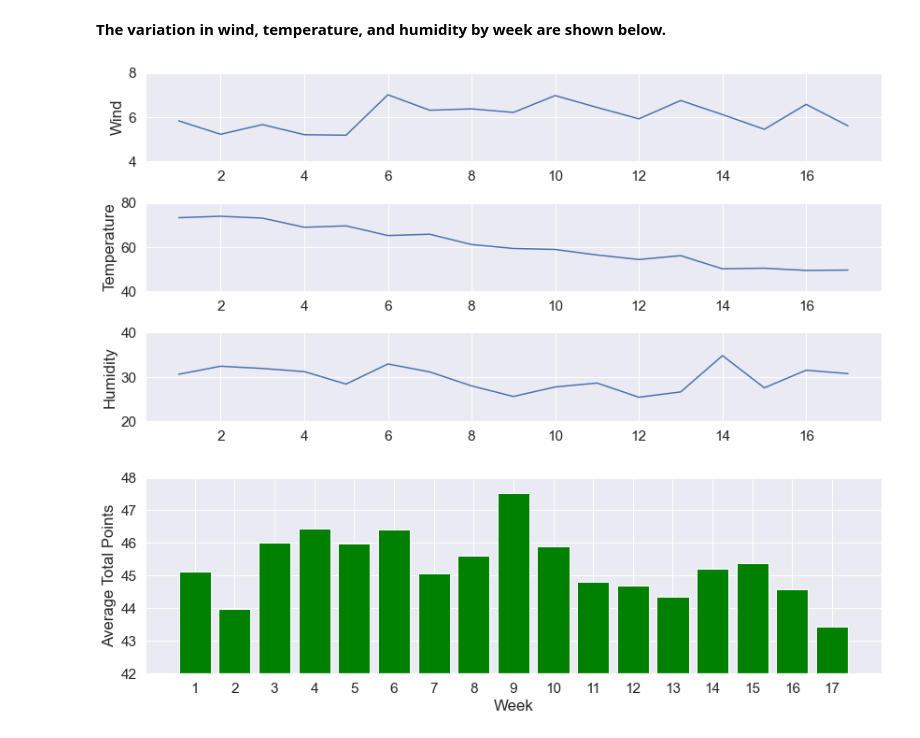
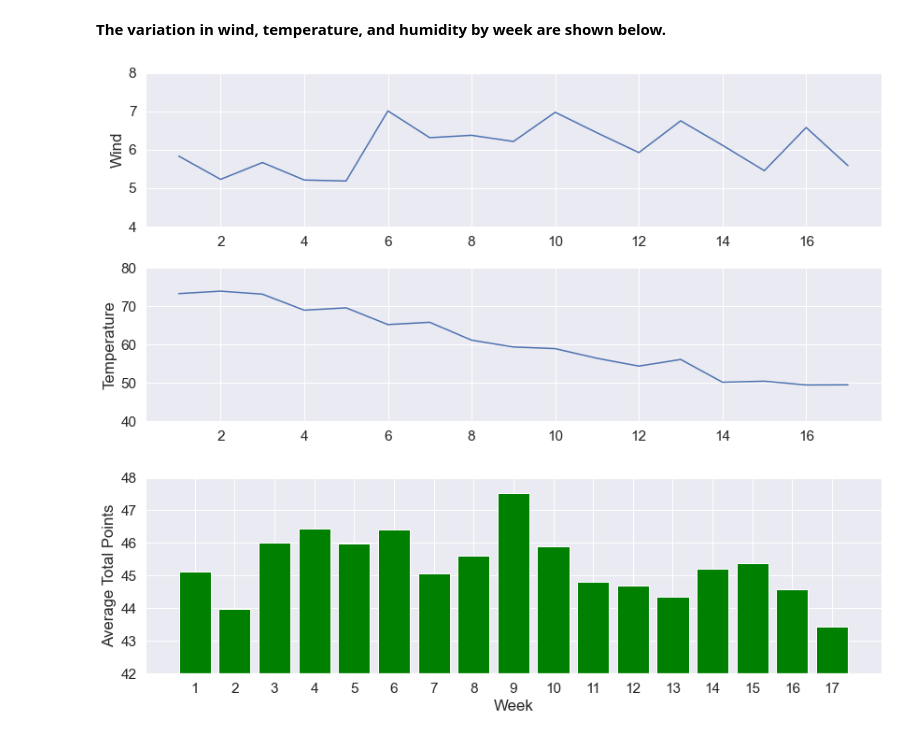
Before and after one commit to titansat74/Projects, a Jupyter notebook: Capstone Two/Cap2_Analyze.ipynb, the cells around one changed output. Cells and saved outputs as stored; diff of their text form; code cells hidden in the pictures.

```diff
--- a/Capstone Two/Cap2_Analyze.ipynb
+++ b/Capstone Two/Cap2_Analyze.ipynb
@@ -573,25 +551,18 @@ plt.show()
    **The variation in wind, temperature, and humidity by week are shown below.**
 # %%
 fig = plt.figure(figsize=(12,6))
-_ = fig.add_subplot(3,1,1)
+_ = fig.add_subplot(2,1,1)
 _ = plt.plot(range(1,18),wind_by_week)
 _ = plt.ylim(4,8)
 _ = plt.ylabel('Wind')
-# _ = plt.text(1.1,47.2,'(a)',fontsize='medium')
-_ = fig.add_subplot(3,1,2)
+_ = fig.add_subplot(2,1,2)
 _ = plt.plot(range(1,18),temp_by_week)
-# _ = plt.xlabel('Week')
 _ = plt.ylabel('Temperature')
 _ = plt.ylim(40,80)
-# _ = plt.text(1.1,537,'(b)',fontsize='medium')
-_ = fig.add_subplot(3,1,3)
-_ = plt.plot(range(1,18),hum_by_week)
-_ = plt.ylabel('Humidity')
-_ = plt.ylim(20,40)
 fig.tight_layout()
 fig.show()
 # %% [output]
-[figure, old version]
+[figure, new version]
 # %%
 by_week = dfall[['Tot_Pts','Temperature']]
 for ind in by_week.index:
```
Also changed, not shown: parts of 21 cells of this notebook, 3 other files.
